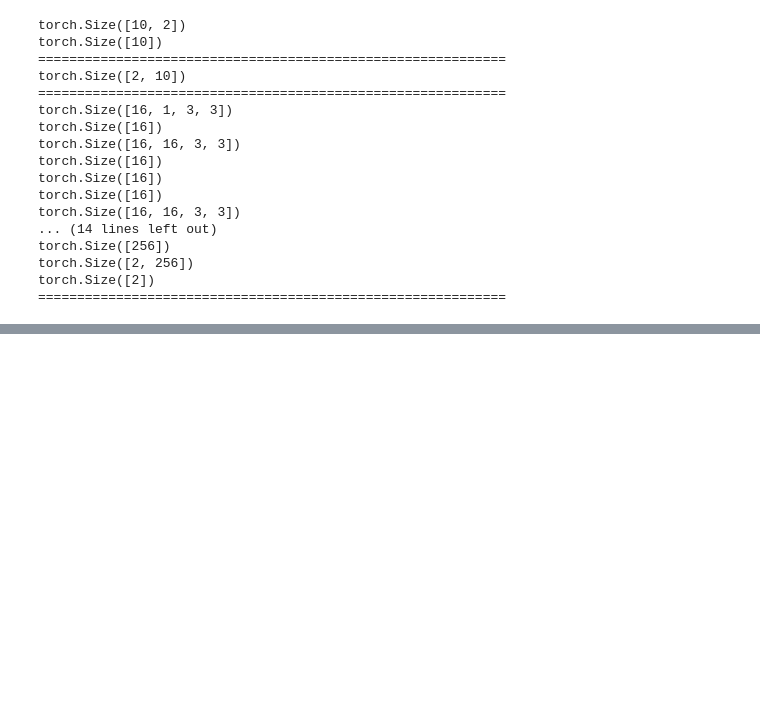
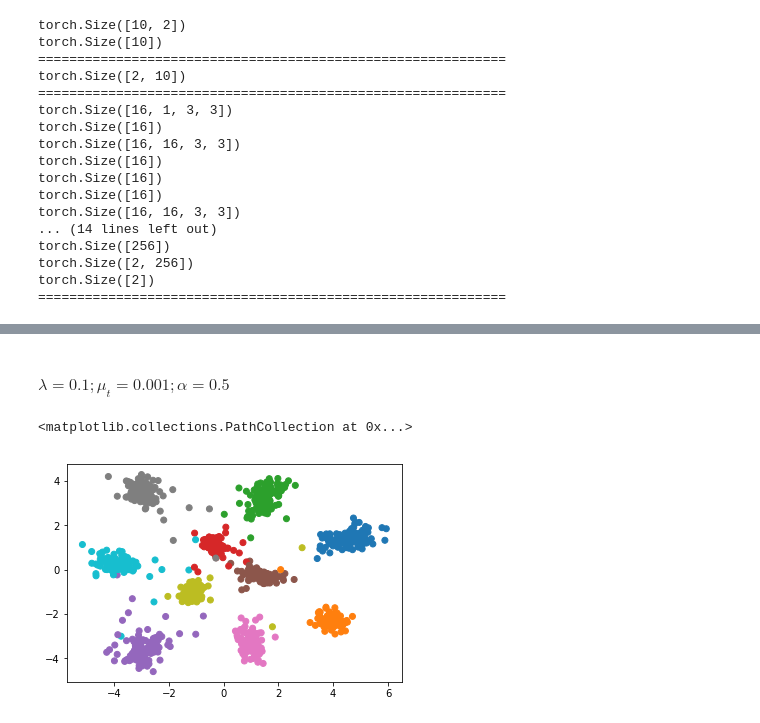
Before and after one commit to raynardj/python4ml, a Jupyter notebook: centerloss_in_pytorch.ipynb, the cells around one changed output, grey strips where cells are left out. Drawn from its saved outputs; the diff is of its cells as text; code cells hidden in the pictures; blank space fills up the shorter version.

```diff
--- a/centerloss_in_pytorch.ipynb
+++ b/centerloss_in_pytorch.ipynb
@@ -792,0 +801,9 @@ plt.scatter(sx,sy,c=y_sct_c)
+# %% [markdown]
+#### $\lambda = 0.1; \mu_{t} = 0.001; \alpha = 0.5 $
+# %%
+feature = ft.data.numpy()
+sx,sy = feature[:,0],feature[:,1]
+plt.scatter(sx,sy,c=y_sct_c)
+# %% [output]
+<matplotlib.collections.PathCollection at 0x...>
+[figure, added]
```
Also changed, not shown: parts of 12 cells of this notebook.
